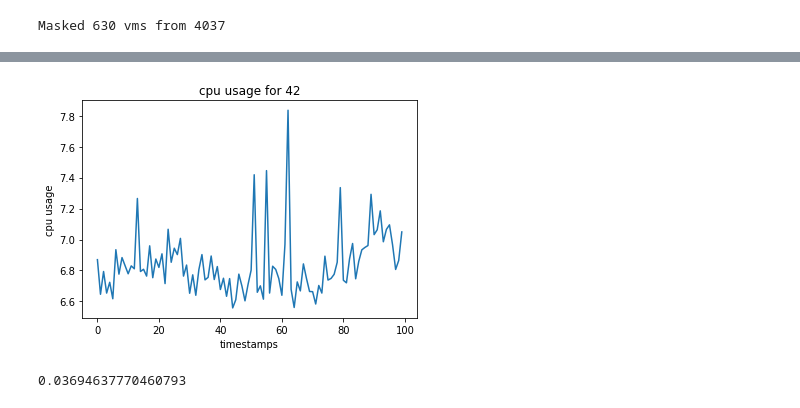
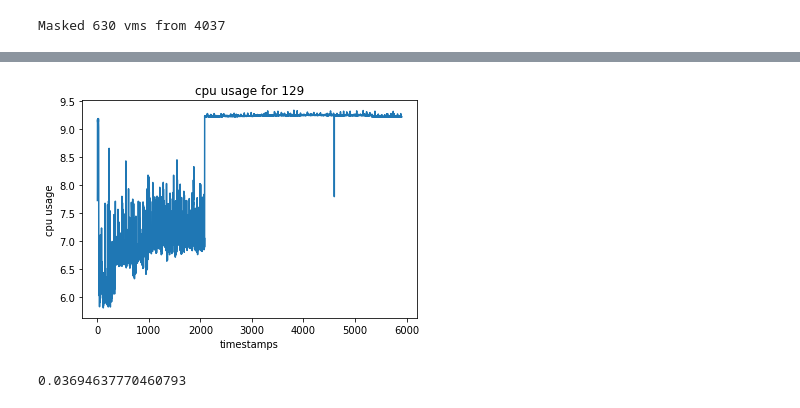
Before and after one commit to Dickensli/Bayesian_seq_to_seq_time_series_prediction, a Jupyter notebook: visualize.ipynb, the cells around one changed output, grey strips where cells are left out. Cells and saved outputs as stored; diff of their text form; code cells hidden in the pictures.

```diff
--- a/visualize.ipynb
+++ b/visualize.ipynb
@@ -77,7 +77,7 @@ depict_auto(0, 3000)
-# %%
-depict_cpu(42, 1200, 1300)
-# %% [output]
-[figure, removed]
+# %%
+depict_cpu(129)
+# %% [output]
+[figure, added]
 # %%
 find_periodic([36])
 # %% [output]
```
Also changed, not shown: parts of 1 cell of this notebook, 4 other files.
